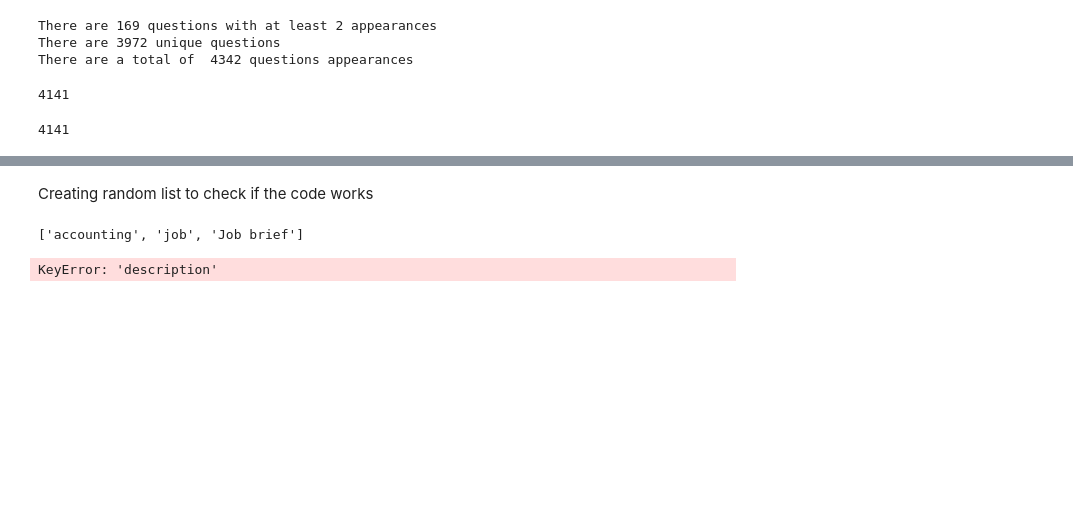
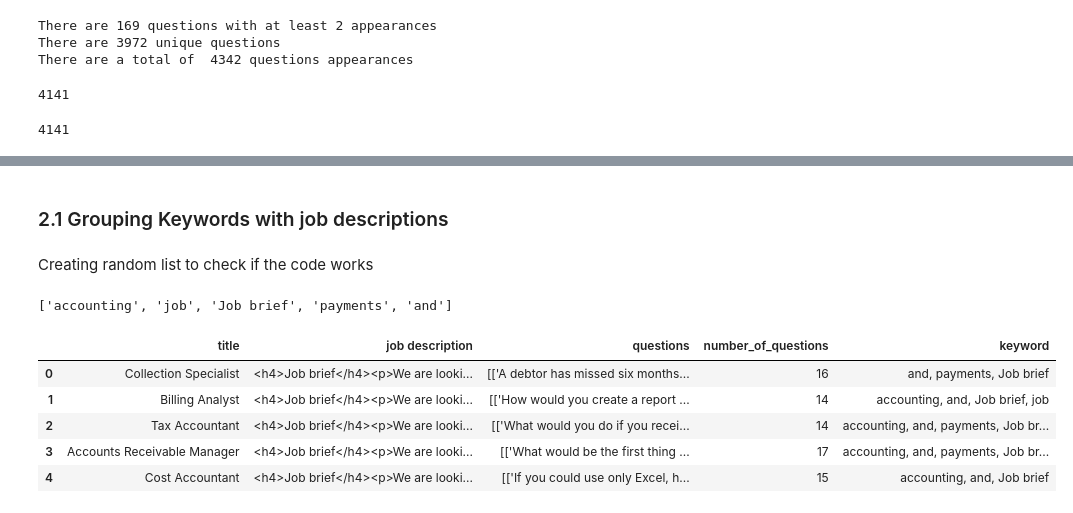
Before and after one commit to JuanDiego18/IE-MBD-CAPSTONE-FILMIJOB, a Jupyter notebook: Capstone_Project_Filmijob.ipynb, the cells around one changed output, grey strips where cells are left out. Cells and saved outputs as stored; diff of their text form; code cells hidden in the pictures; blank space fills up the shorter version.

```diff
--- a/Capstone_Project_Filmijob.ipynb
+++ b/Capstone_Project_Filmijob.ipynb
@@ -276,18 +286,25 @@ len(rep)
+# %% [markdown]
+### 2.1 Grouping Keywords with job descriptions
 # %%
 df_keywords = pd.read_csv("keywords.txt")
 # %% [markdown]
 Creating random list to check if the code works
 # %%
-keywords = ['accounting', 'job', 'Job brief']
+keywords = ['accounting', 'job', 'Job brief','payments','and']
 #df_keywords.Keywords.values.tolist() #changing keywords into a list
 print(keywords)
 # %% [output]
-['accounting', 'job', 'Job brief']
+['accounting', 'job', 'Job brief', 'payments', 'and']
 # %%
 key_final = df_keywords.stack().tolist()
 #key_final
 # %%
-df["keyword"] = df["description"].str.findall('|'.join(keywords)).apply(set).str.join(', ')
+df["keyword"] = df["job description"].str.findall('|'.join(keywords)).apply(set).str.join(', ')
 df.head()
 # %% [output]
-KeyError: 'description'
+|  | title | job description | questions | number_of_questions | keyword |
+| 0 | Collection Specialist | <h4>Job brief</h4><p>We are looki... | [['A debtor has missed six months... | 16 | and, payments, Job brief |
+| 1 | Billing Analyst | <h4>Job brief</h4><p>We are looki... | [['How would you create a report ... | 14 | accounting, and, Job brief, job |
+| 2 | Tax Accountant | <h4>Job brief</h4><p>We are looki... | [['What would you do if you recei... | 14 | accounting, and, payments, Job br... |
+| 3 | Accounts Receivable Manager | <h4>Job brief</h4><p>We are looki... | [['What would be the first thing ... | 17 | accounting, and, payments, Job br... |
+| 4 | Cost Accountant | <h4>Job brief</h4><p>We are looki... | [['If you could use only Excel, h... | 15 | accounting, and, Job brief |
```
Also changed, not shown: parts of 28 cells of this notebook.
